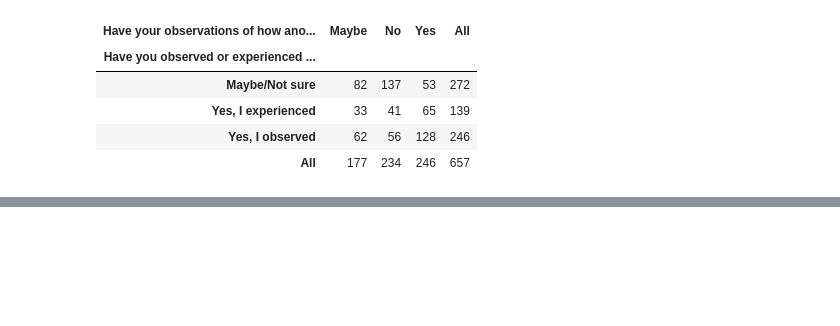
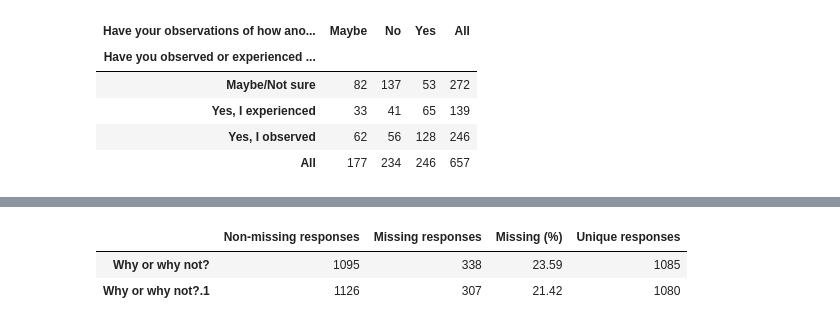
Before and after one commit to CyrilCele/osmi-mental-health-data-clustering, a Jupyter notebook: notebooks/data_understanding.ipynb, the cells around one changed output, grey strips where cells are left out. Saved outputs shown, nothing was run; the diff lists cells and outputs as text; code cells hidden in the pictures; blank space fills up the shorter version.

```diff
--- a/notebooks/data_understanding.ipynb
+++ b/notebooks/data_understanding.ipynb
@@ -2450,0 +2772,21 @@ pd.crosstab(
+# %%
+(
+    pd.DataFrame({
+        "Non-missing responses": pd.read_csv(path)[
+            ["Why or why not?", "Why or why not?.1"]
+        ].notna().sum(),
+        "Missing responses": pd.read_csv(path)[
+            ["Why or why not?", "Why or why not?.1"]
+        ].isna().sum(),
+        "Missing (%)": pd.read_csv(path)[
+            ["Why or why not?", "Why or why not?.1"]
+        ].isna().mean().mul(100).round(2),
+        "Unique responses": pd.read_csv(path)[
+            ["Why or why not?", "Why or why not?.1"]
+        ].nunique(),
+    })
+)
+# %% [output]
+|  | Non-missing responses | Missing responses | Missing (%) | Unique responses |
+| Why or why not? | 1095 | 338 | 23.59 | 1085 |
+| Why or why not?.1 | 1126 | 307 | 21.42 | 1080 |
```
Also changed, not shown: parts of 71 cells of this notebook.
